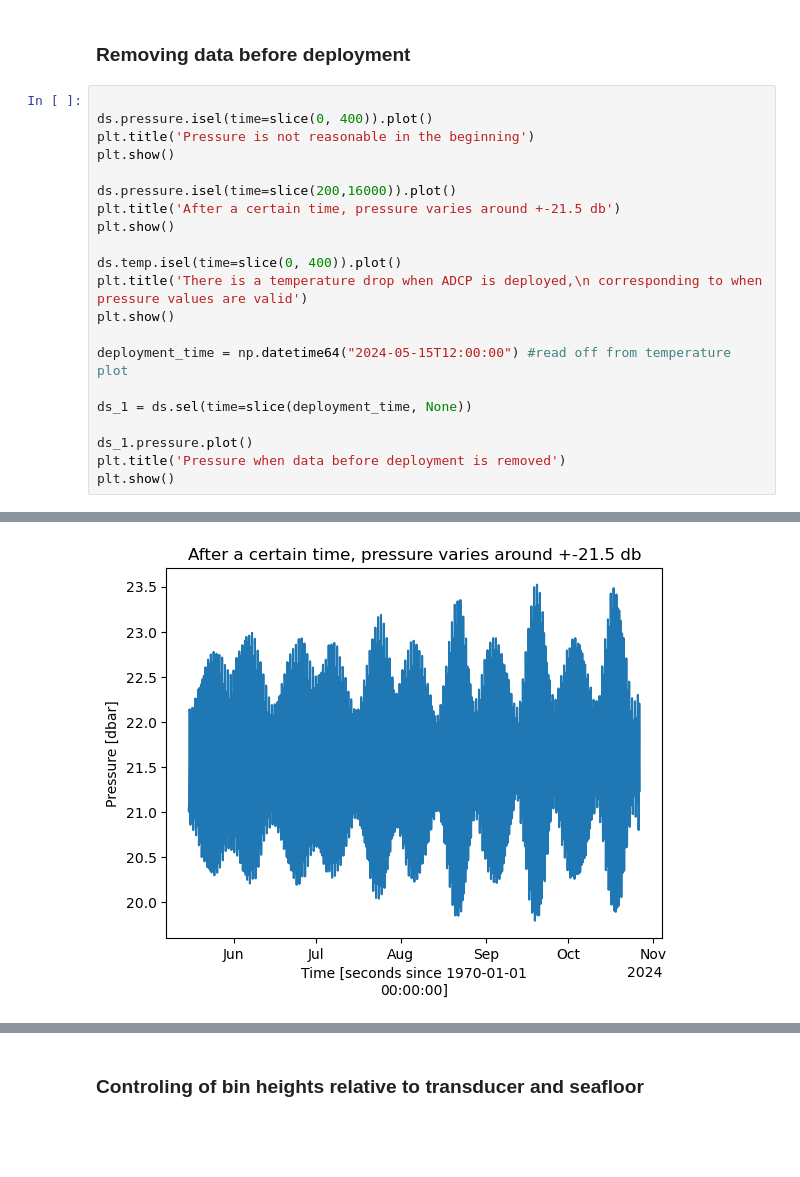
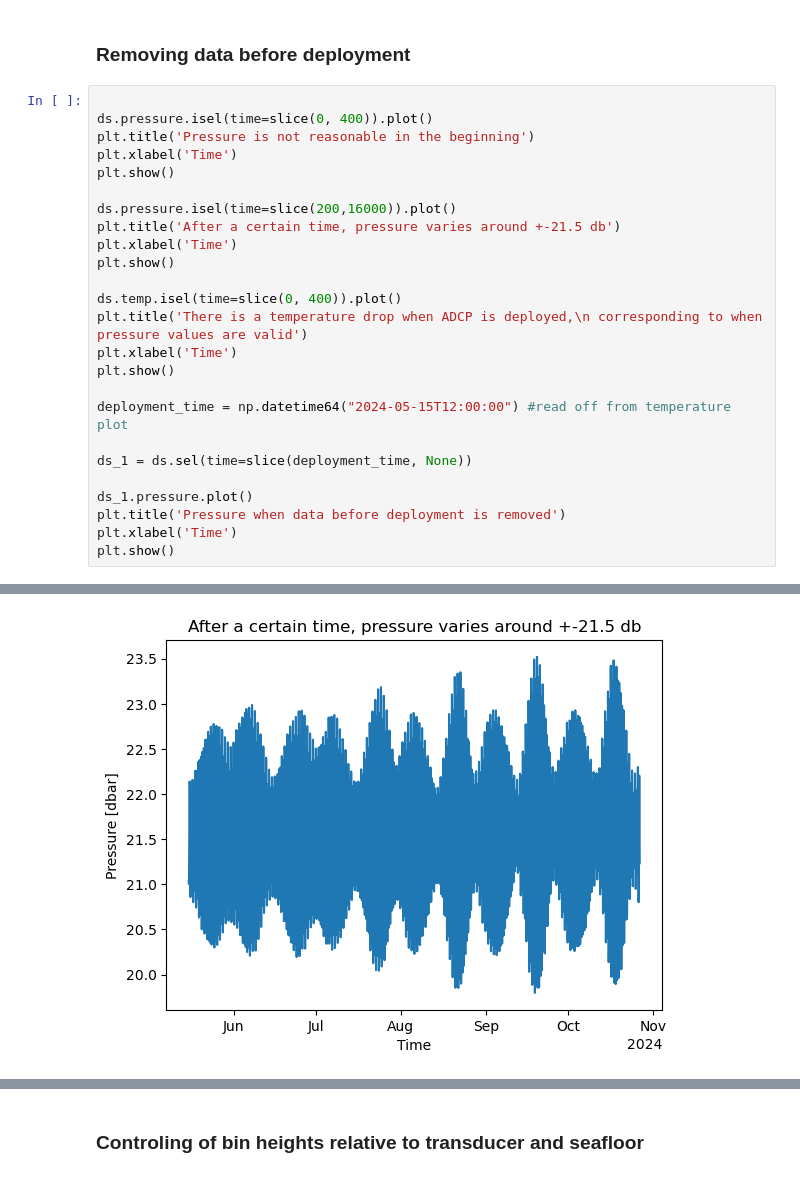
Before and after one commit to AnurovaPrykhodko/ADCP-internship, a Jupyter notebook: raw_data_processing.ipynb, the cells around one changed output, grey strips where cells are left out. Drawn from its saved outputs; the diff is of its cells as text; blank space fills up the shorter version.

```diff
--- a/raw_data_processing.ipynb
+++ b/raw_data_processing.ipynb
@@ -38,14 +38,17 @@ Coordinates:
 
 ds.pressure.isel(time=slice(0, 400)).plot()
 plt.title('Pressure is not reasonable in the beginning')
+plt.xlabel('Time')
 plt.show()
 
 ds.pressure.isel(time=slice(200,16000)).plot()
 plt.title('After a certain time, pressure varies around +-21.5 db')
+plt.xlabel('Time')
 plt.show()
 
 ds.temp.isel(time=slice(0, 400)).plot()
 plt.title('There is a temperature drop when ADCP is deployed,\n corresponding to when pressure values are valid')
+plt.xlabel('Time')
 plt.show()
 
 deployment_time = np.datetime64("2024-05-15T12:00:00") #read off from temperature plot
@@ -54,5 +57,6 @@ ds_1 = ds.sel(time=slice(deployment_time, None))
 
 ds_1.pressure.plot()
 plt.title('Pressure when data before deployment is removed')
+plt.xlabel('Time')
 plt.show()
 # %% [output]
@@ -60 +64 @@ plt.show()
-[figure, old version]
+[figure, new version]
```
Also changed, not shown: parts of 3 cells of this notebook.
